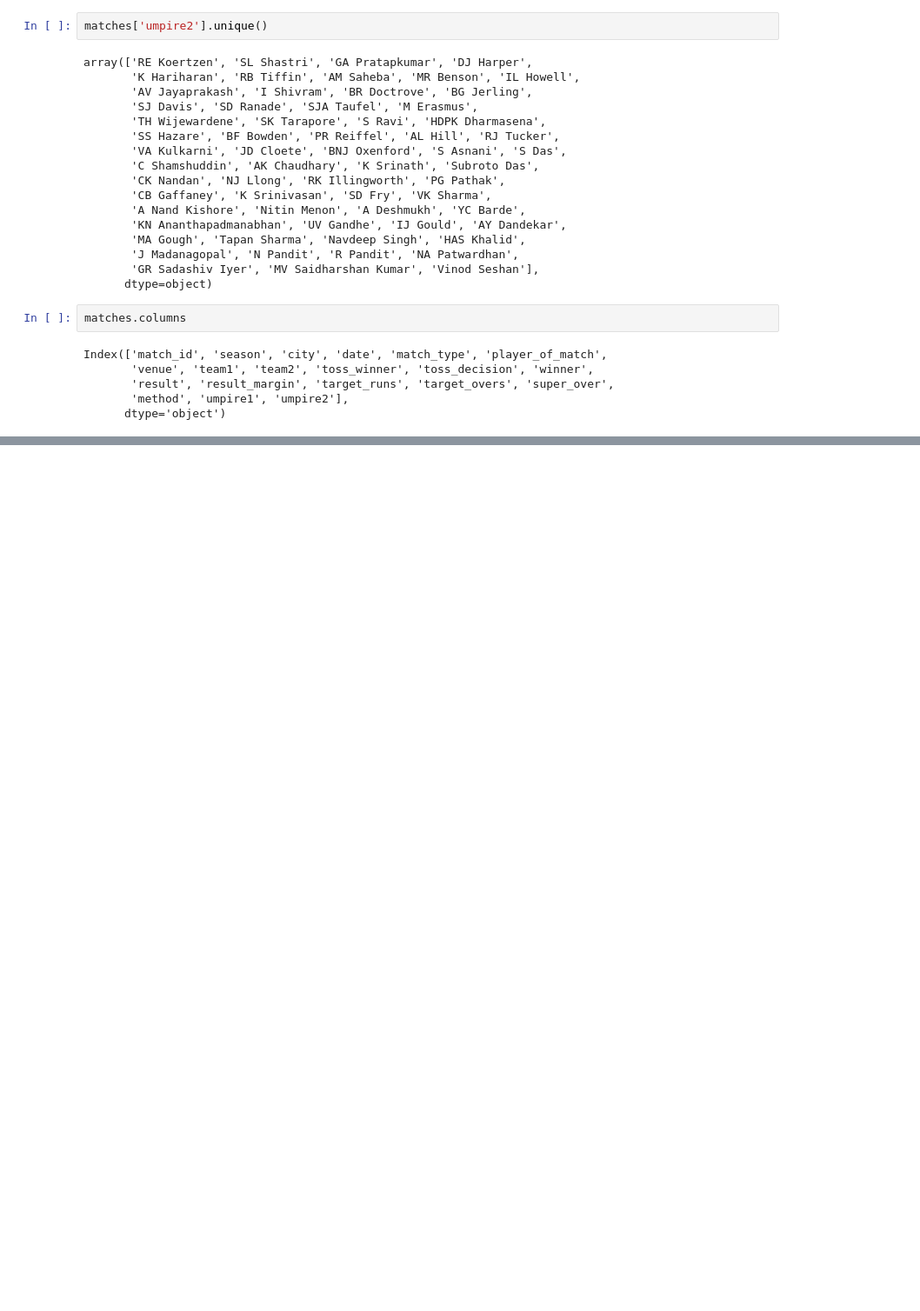
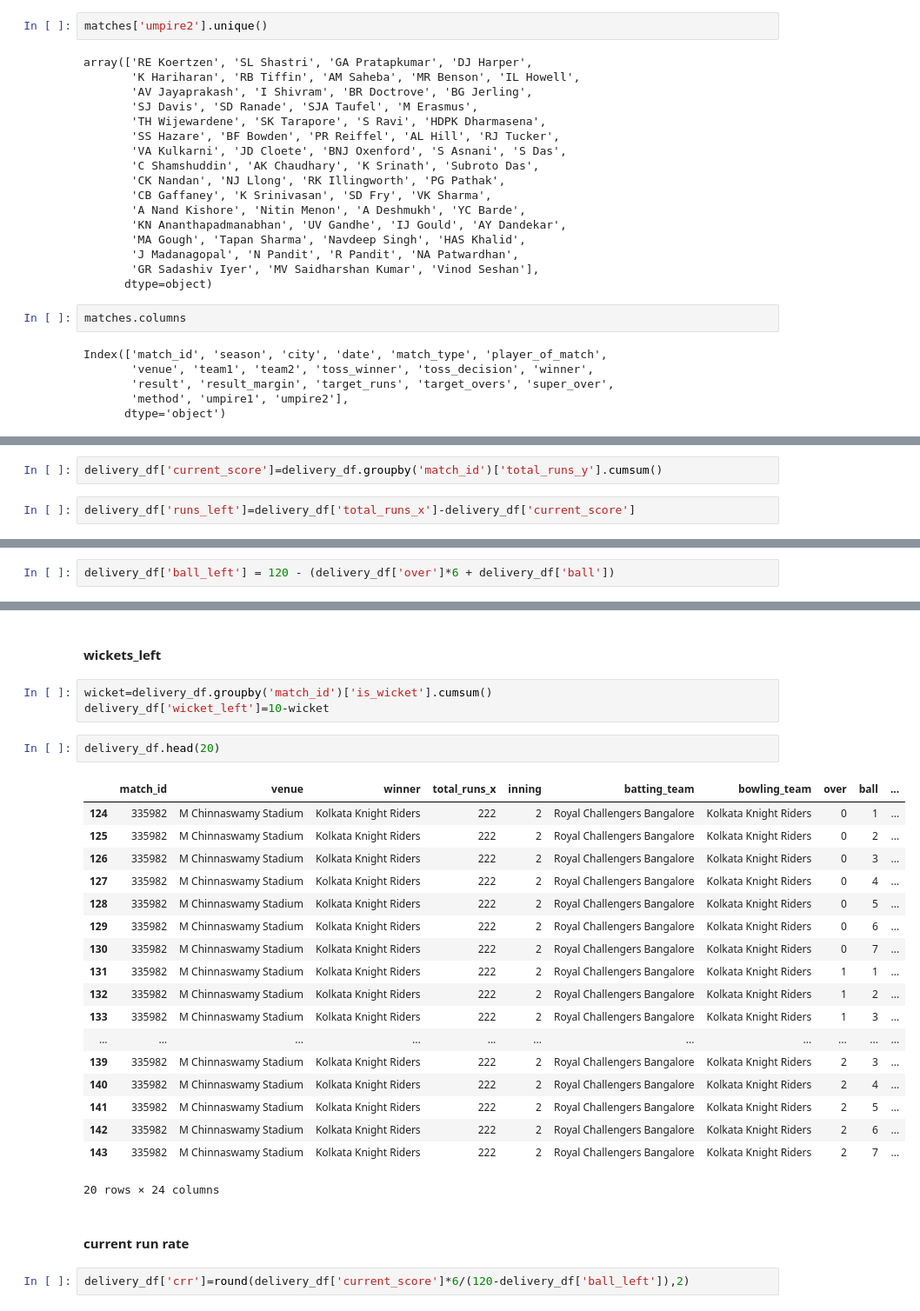
Before and after one commit to Poojaschavan97/IPL-Project-OG, a Jupyter notebook: Predictor.ipynb, the cells around one changed output, grey strips where cells are left out. Shown at 87% size. Saved outputs shown, nothing was run; the diff lists cells and outputs as text; blank space fills up the shorter version.

```diff
--- a/Predictor.ipynb
+++ b/Predictor.ipynb
@@ -1061,0 +1219,4 @@ Index(['match_id', 'season', 'city', 'date', 'match_type', 'player_of_match',
+# %%
+delivery_df['current_score']=delivery_df.groupby('match_id')['total_runs_y'].cumsum()
+# %%
+delivery_df['runs_left']=delivery_df['total_runs_x']-delivery_df['current_score']
@@ -1061,0 +1241,2 @@ Index(['match_id', 'season', 'city', 'date', 'match_type', 'player_of_match',
+# %%
+delivery_df['ball_left'] = 120 - (delivery_df['over']*6 + delivery_df['ball'])
@@ -1061,0 +1259,30 @@ Index(['match_id', 'season', 'city', 'date', 'match_type', 'player_of_match',
+# %% [markdown]
+#### wickets_left
+# %%
+wicket=delivery_df.groupby('match_id')['is_wicket'].cumsum()
+delivery_df['wicket_left']=10-wicket
+# %%
+delivery_df.head(20)
+# %% [output]
+|  | match_id | venue | winner | total_runs_x | inning | batting_team | bowling_team | over | ball | ... |
+| 124 | 335982 | M Chinnaswamy Stadium | Kolkata Knight Riders | 222 | 2 | Royal Challengers Bangalore | Kolkata Knight Riders | 0 | 1 | ... |
+| 125 | 335982 | M Chinnaswamy Stadium | Kolkata Knight Riders | 222 | 2 | Royal Challengers Bangalore | Kolkata Knight Riders | 0 | 2 | ... |
+| 126 | 335982 | M Chinnaswamy Stadium | Kolkata Knight Riders | 222 | 2 | Royal Challengers Bangalore | Kolkata Knight Riders | 0 | 3 | ... |
+| 127 | 335982 | M Chinnaswamy Stadium | Kolkata Knight Riders | 222 | 2 | Royal Challengers Bangalore | Kolkata Knight Riders | 0 | 4 | ... |
+| 128 | 335982 | M Chinnaswamy Stadium | Kolkata Knight Riders | 222 | 2 | Royal Challengers Bangalore | Kolkata Knight Riders | 0 | 5 | ... |
+| 129 | 335982 | M Chinnaswamy Stadium | Kolkata Knight Riders | 222 | 2 | Royal Challengers Bangalore | Kolkata Knight Riders | 0 | 6 | ... |
+| 130 | 335982 | M Chinnaswamy Stadium | Kolkata Knight Riders | 222 | 2 | Royal Challengers Bangalore | Kolkata Knight Riders | 0 | 7 | ... |
+| 131 | 335982 | M Chinnaswamy Stadium | Kolkata Knight Riders | 222 | 2 | Royal Challengers Bangalore | Kolkata Knight Riders | 1 | 1 | ... |
+| 132 | 335982 | M Chinnaswamy Stadium | Kolkata Knight Riders | 222 | 2 | Royal Challengers Bangalore | Kolkata Knight Riders | 1 | 2 | ... |
+| 133 | 335982 | M Chinnaswamy Stadium | Kolkata Knight Riders | 222 | 2 | Royal Challengers Bangalore | Kolkata Knight Riders | 1 | 3 | ... |
+| ... | ... | ... | ... | ... | ... | ... | ... | ... | ... | ... |
+| 139 | 335982 | M Chinnaswamy Stadium | Kolkata Knight Riders | 222 | 2 | Royal Challengers Bangalore | Kolkata Knight Riders | 2 | 3 | ... |
+| 140 | 335982 | M Chinnaswamy Stadium | Kolkata Knight Riders | 222 | 2 | Royal Challengers Bangalore | Kolkata Knight Riders | 2 | 4 | ... |
+| 141 | 335982 | M Chinnaswamy Stadium | Kolkata Knight Riders | 222 | 2 | Royal Challengers Bangalore | Kolkata Knight Riders | 2 | 5 | ... |
+| 142 | 335982 | M Chinnaswamy Stadium | Kolkata Knight Riders | 222 | 2 | Royal Challengers Bangalore | Kolkata Knight Riders | 2 | 6 | ... |
+| 143 | 335982 | M Chinnaswamy Stadium | Kolkata Knight Riders | 222 | 2 | Royal Challengers Bangalore | Kolkata Knight Riders | 2 | 7 | ... |
+20 rows × 24 columns
+# %% [markdown]
+#### current run rate
+# %%
+delivery_df['crr']=round(delivery_df['current_score']*6/(120-delivery_df['ball_left']),2)
```
Also changed, not shown: parts of 52 cells of this notebook, 13 other files.
